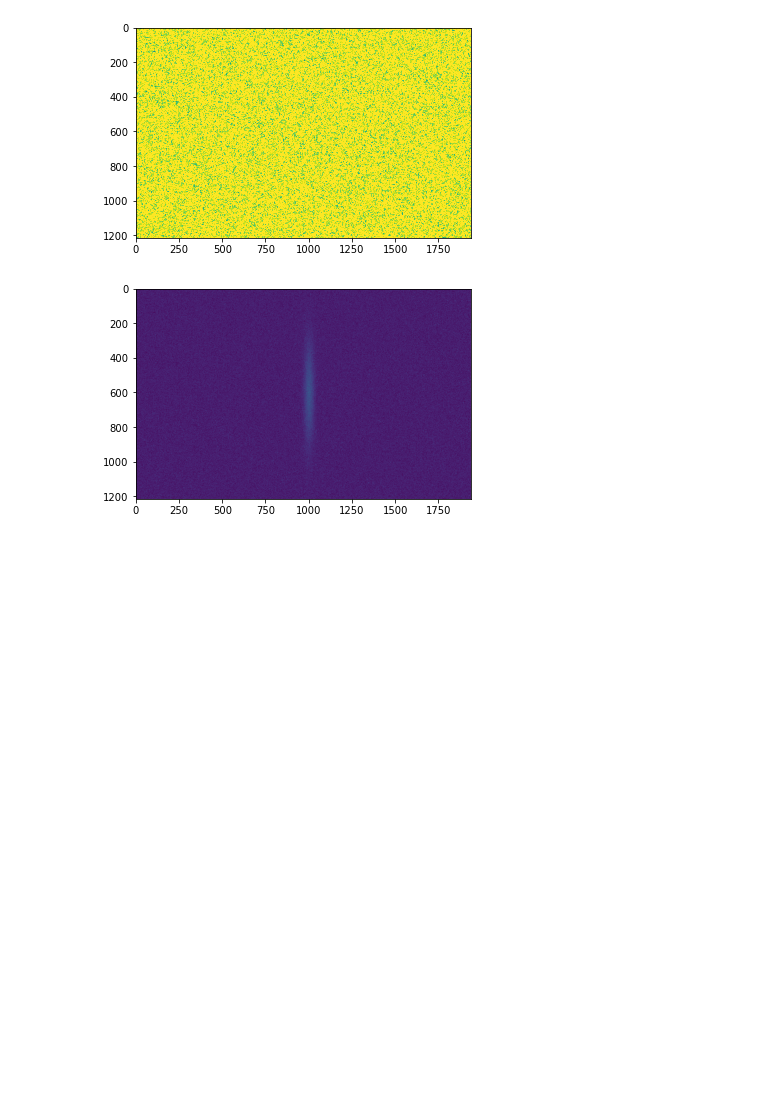
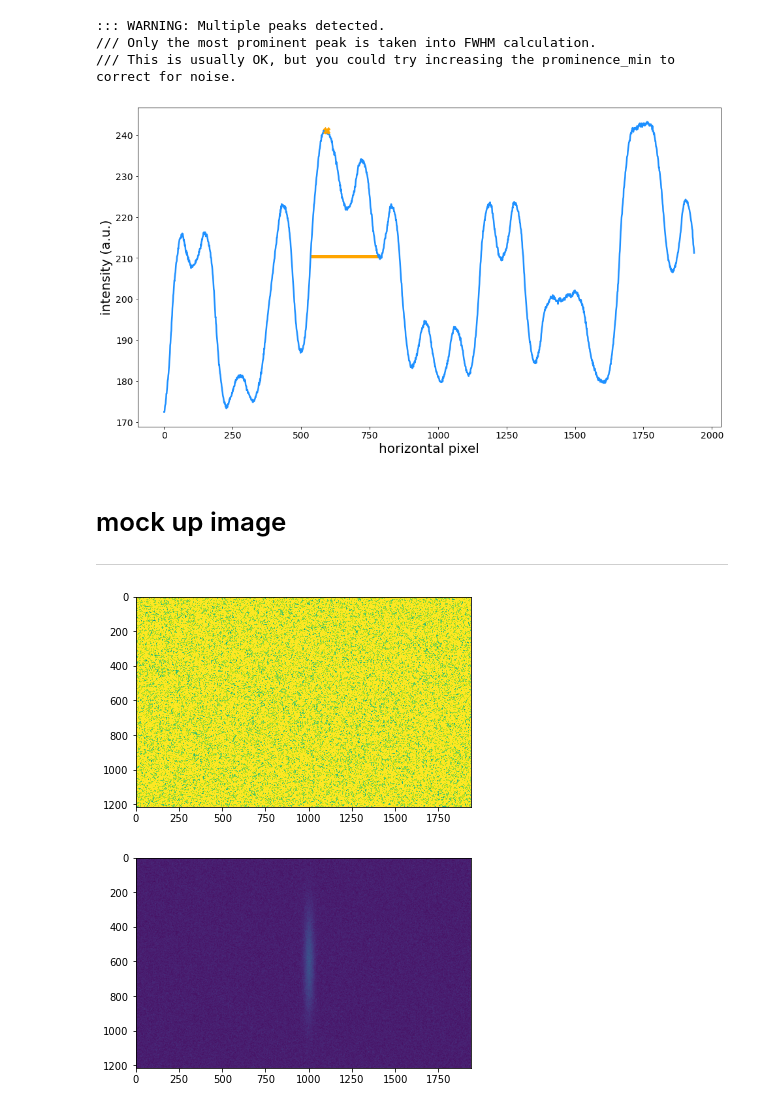
Before and after one commit to igred8/laser-rb, a Jupyter notebook: notebooks/2.0-autoco-igad.ipynb, the cells around one changed output. Drawn from its saved outputs; the diff is of its cells as text; code cells hidden in the pictures; blank space fills up the shorter version.

```diff
--- a/notebooks/2.0-autoco-igad.ipynb
+++ b/notebooks/2.0-autoco-igad.ipynb
@@ -19,3 +50,35 @@ import matplotlib.pyplot as plt
+# %%
+nrows = 1216
+ncols = 1936
+rmid = 606
+rspan = 20
+roi = [rmid-rspan,rmid+rspan, 0,ncols]
+shgpeakwidth, peaks, peaks_props, shglineout = val.peak_fwhm(frames_ac[0], prominence_min=35, roi=roi)
+
+fig, ax = plt.subplots(nrows=1,ncols=1,figsize=(16,9), sharex=True)
+ls = dict(linewidth=2.50,linestyle='-',marker='o',ms=0, mfc='None', color='dodgerblue', alpha=1)
+
+ax.plot(shglineout, **ls)
+
+ls = dict(linewidth=0,linestyle='-',marker='X',ms=10, color='orange', alpha=1)
+ax.plot(peaks, shglineout[peaks], **ls)
+ls = dict(linewidth=5,linestyle='-', color='orange', alpha=1)
+ax.hlines(*shgpeakwidth[1:], **ls)
+
+fs = dict(color='k', fontsize=20)
+ax.set_ylabel('intensity (a.u.)',**fs)
+ax.set_xlabel('horizontal pixel',**fs)
+ax.tick_params(labelcolor='k', labelsize=14 )
+
+plt.show()
+# %% [output]
+::: WARNING: Multiple peaks detected.
+/// Only the most prominent peak is taken into FWHM calculation.
+/// This is usually OK, but you could try increasing the prominence_min to correct for noise.
+[figure, added]
+# %% [markdown]
+# mock up image
+---
 # %%
 rng = np.random.default_rng(seed=42)
 
```
Also changed, not shown: parts of 4 cells of this notebook, 3 other files.
